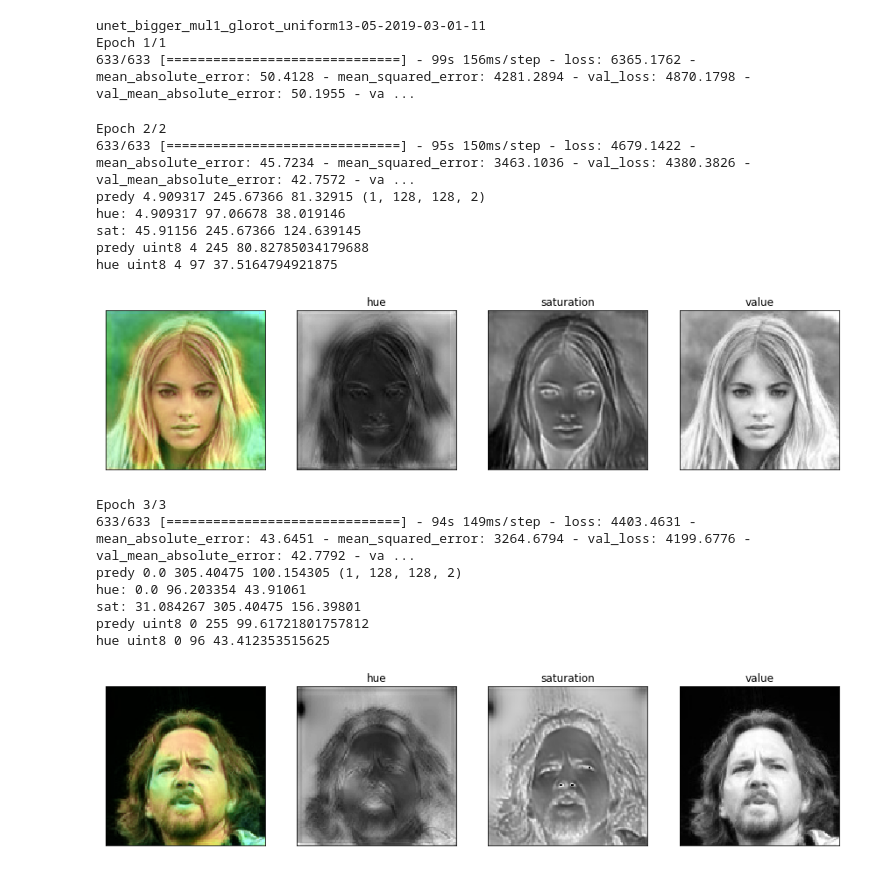
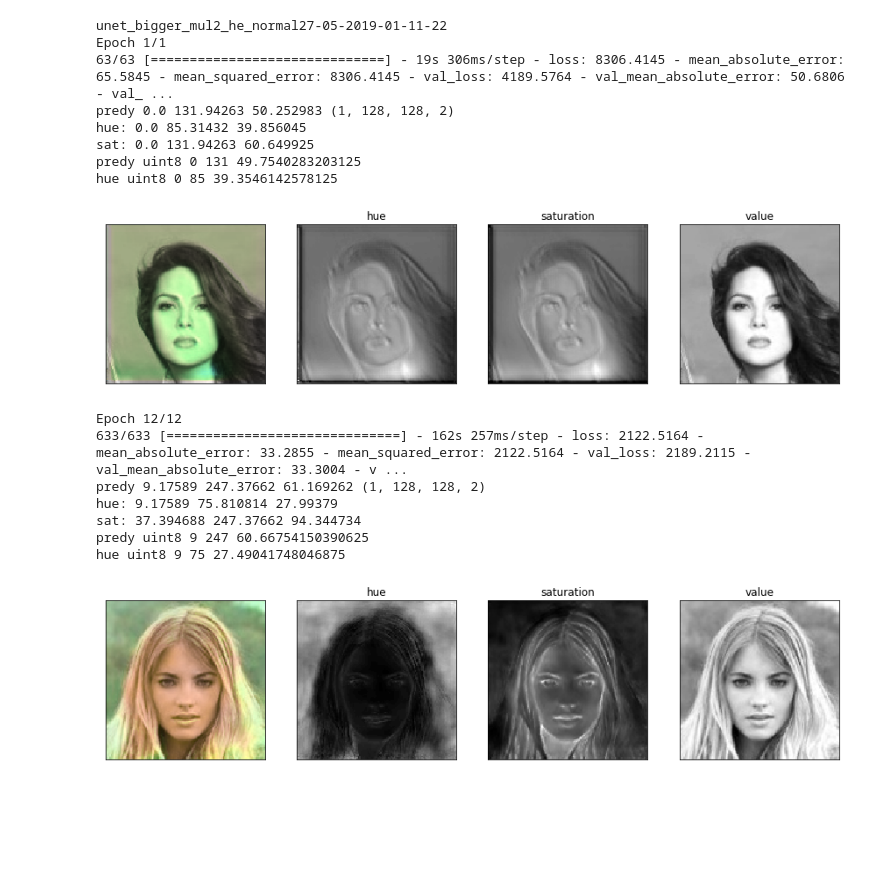
Before and after one commit to matf-ml/ml01-image-colorization, a Jupyter notebook: main.ipynb, the cells around one changed output. Saved outputs shown, nothing was run; the diff lists cells and outputs as text; code cells hidden in the pictures; blank space fills up the shorter version.

```diff
--- a/main.ipynb
+++ b/main.ipynb
@@ -20,13 +20,16 @@ import time
 from imagePreprocess import getImagesVarAndMean
 # %%
 # TODO:
-# find how to use multithreading in jupyter on windows
 # less green
+# try with sigmoid
 %load_ext blackcellmagic
 dataDir = "data/resized/"
 biggerNet = True
-depthMultiplier = 1
-initializer = 'glorot_uniform' #'he_normal'#
+depthMultiplier = 2
+initializer = 'he_normal'#'glorot_uniform' ##
+activation = 'relu'#LeakyReLU(alpha=0.3)
+finalActivation = 'relu' # 'sigmoid'
+normalize = finalActivation == 'sigmoid' # normalizing output hinders this training
 # %%
 def showHsv(img):
     img = cv2.cvtColor(img, cv2.COLOR_HSV2RGB)
@@ -146,6 +146,11 @@ class DataGenerator(tf.keras.utils.Sequence):
 #         print('X.shape:',X.shape,'Y.shape',Y.shape)
         #X = (X - self.vmean)/self.vstd # it doesn't like standardization
         X = np.expand_dims(X, axis=len(X.shape))
+        if normalize:
+#             pass
+            Y[...,0] /= 180 # was [0] by mistake
+            Y[...,1] /= 255
+#             X /= 255
 #         print('X[i].shape:',X[0].shape)
 #         print('X.shape:',X.shape,'Y.shape',Y.shape)
         return X, Y
@@ -157,11 +162,11 @@ params = {'dim': (128, 128),
           'shuffle': True}
 data_IDs = os.listdir(dataDir)
 print('dataset size',len(data_IDs))
-trainSplitPercent = 0.1
+trainSplitPercent = 0.1 # 0.1
 trainSize = int(len(data_IDs)*trainSplitPercent)
 train_IDs = data_IDs[:trainSize]
 print('train len', len(train_IDs))
-valSplitPercent = 0.02
+valSplitPercent = 0.002 # 0.02
 valSize = int(len(data_IDs)*valSplitPercent)
 splitValAt = int(trainSize + valSize)
 val_IDs = data_IDs[trainSize:splitValAt]
@@ -257,7 +262,7 @@ currTime = time.strftime("%d-%m-%Y-%H-%M-%S", time.localtime())
 layers = ['unet', 'bigger' if biggerNet else 'smaller', f'mul{depthMultiplier}', initializer]
 NAME = "_".join(str(l) for l in layers) + f"{ currTime }"
 print(NAME)
-model = createModel(params['dim'], biggerNet, depthMultiplier, initializer)
+model = createModel(params['dim'], biggerNet, depthMultiplier, initializer, activation, finalActivation)
 tensorboard = TensorBoard(log_dir=f'logs/{NAME}')
 model.fit_generator(generator=training_generator,
                     validation_data=validation_generator,
@@ -267,42 +272,41 @@ model.fit_generator(generator=training_generator,
                     callbacks=[tensorboard])
 countEpochs = 1
 #Compiling a model does not modify its state. Weights after compilation are the same as before compilation.
+predictFromImage(f'data/resized/{trainSize:06}.jpg', True)
 # %% [output]
-unet_bigger_mul1_glorot_uniform13-05-2019-03-01-11
+unet_bigger_mul2_he_normal27-05-2019-01-11-22
 Epoch 1/1
-633/633 [==============================] - 99s 156ms/step - loss: 6365.1762 - mean_absolute_error: 50.4128 - mean_squared_error: 4281.2894 - val_loss: 4870.1798 - val_mean_absolute_error: 50.1955 - va ...
+63/63 [==============================] - 19s 306ms/step - loss: 8306.4145 - mean_absolute_error: 65.5845 - mean_squared_error: 8306.4145 - val_loss: 4189.5764 - val_mean_absolute_error: 50.6806 - val_ ...
+predy 0.0 131.94263 50.252983 (1, 128, 128, 2)
+hue: 0.0 85.31432 39.856045
+sat: 0.0 131.94263 60.649925
+predy uint8 0 131 49.7540283203125
+hue uint8 0 85 39.3546142578125
+[figure, added]
 # %%
 # model.load_weights('data/unet_bigger_mul1_glorot_uniform13-05-2019-00-47-35.h5')
 # countEpochs = 1
 # %%
-for i in range(1,3):
+for i in range(1,2):
     #start_time = time.time()
     model.fit_generator(generator=training_generator,
                     validation_data=validation_generator,
                     initial_epoch=countEpochs, # for tensorflow graph continuation
                     epochs=countEpochs+1,
                     use_multiprocessing=False,
                     workers=0,
                     callbacks=[tensorboard])
     countEpochs+=1
     #elapsed_time = time.time() - start_time
     #print(f"epochs:{countEpochs}, elapsed time:{elapsed_time}")
     predictFromImage(f'data/resized/{i+18:06}.jpg', True)
 # %% [output]
-Epoch 2/2
-633/633 [==============================] - 95s 150ms/step - loss: 4679.1422 - mean_absolute_error: 45.7234 - mean_squared_error: 3463.1036 - val_loss: 4380.3826 - val_mean_absolute_error: 42.7572 - va ...
-predy 4.909317 245.67366 81.32915 (1, 128, 128, 2)
-hue: 4.909317 97.06678 38.019146
-sat: 45.91156 245.67366 124.639145
-predy uint8 4 245 80.82785034179688
-hue uint8 4 97 37.5164794921875
+Epoch 12/12
+633/633 [==============================] - 162s 257ms/step - loss: 2122.5164 - mean_absolute_error: 33.2855 - mean_squared_error: 2122.5164 - val_loss: 2189.2115 - val_mean_absolute_error: 33.3004 - v ...
+predy 9.17589 247.37662 61.169262 (1, 128, 128, 2)
+hue: 9.17589 75.810814 27.99379
+sat: 37.394688 247.37662 94.344734
+predy uint8 9 247 60.66754150390625
+hue uint8 9 75 27.49041748046875
-[figure, old version]
+[figure, new version]
-Epoch 3/3
-633/633 [==============================] - 94s 149ms/step - loss: 4403.4631 - mean_absolute_error: 43.6451 - mean_squared_error: 3264.6794 - val_loss: 4199.6776 - val_mean_absolute_error: 42.7792 - va ...
-predy 0.0 305.40475 100.154305 (1, 128, 128, 2)
-hue: 0.0 96.203354 43.91061
-sat: 31.084267 305.40475 156.39801
-predy uint8 0 255 99.61721801757812
-hue uint8 0 96 43.412353515625
-[figure, removed]
 # %%
```
Also changed, not shown: parts of 8 cells of this notebook, 2 other files.
